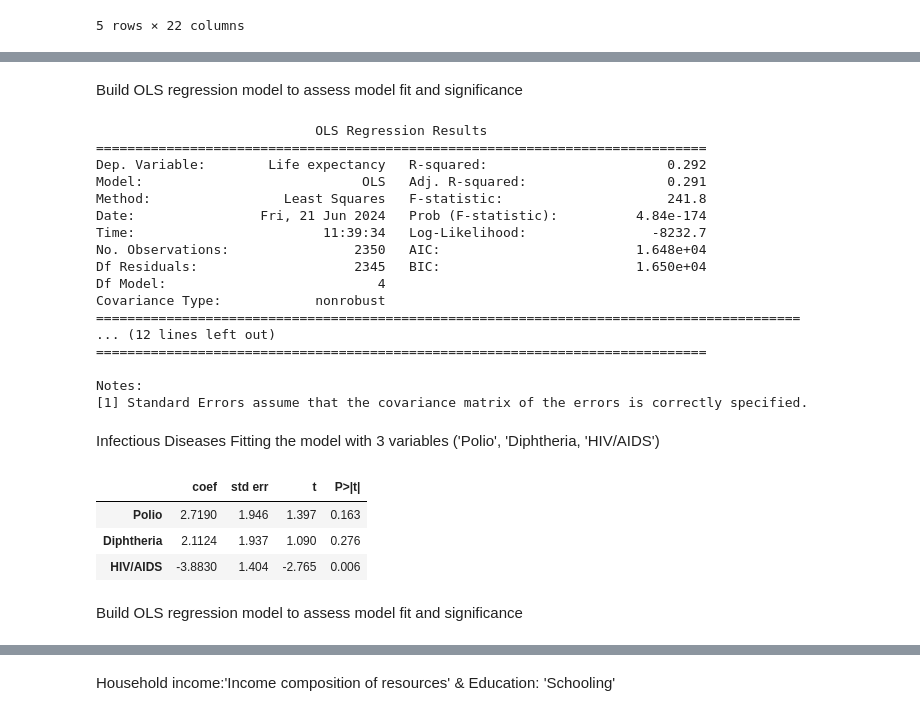
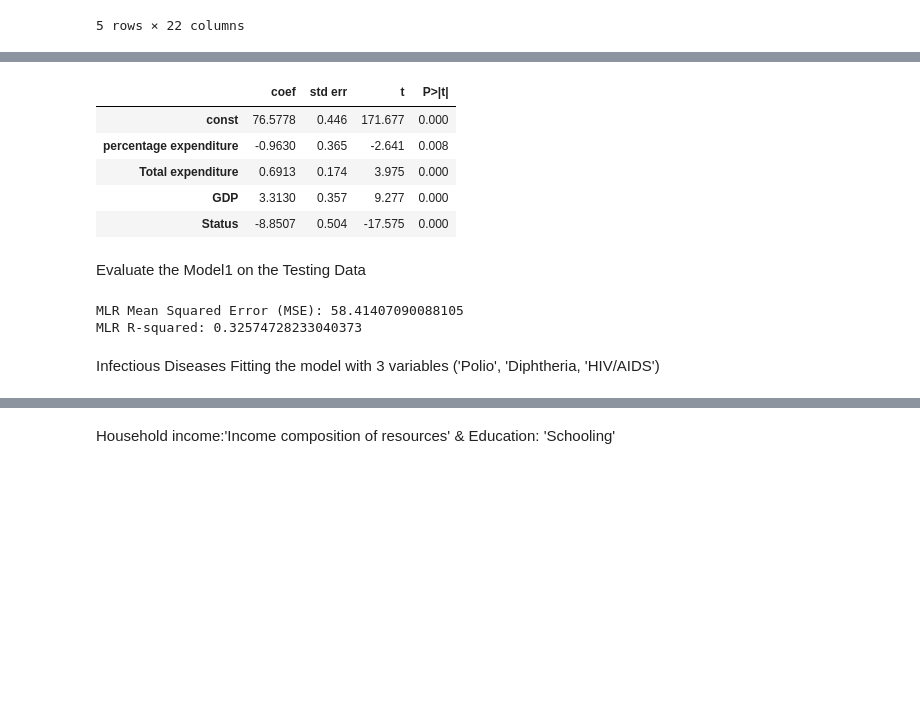
Before and after one commit to samamaryna/team_project, a Jupyter notebook: Project_1.ipynb, the cells around one changed output, grey strips where cells are left out. Cells and saved outputs as stored; diff of their text form; code cells hidden in the pictures; blank space fills up the shorter version.

Commit message:
fix and add testing data model in the file Project_1.ipynb

```diff
--- a/Project_1.ipynb
+++ b/Project_1.ipynb
@@ -240,9 +236,9 @@ Fitting the model with 4 variables ('percentage expenditure', 'Total expenditure
 # %%
 # Define X (independent variables)
-X = df[['percentage expenditure', 'Total expenditure', 'GDP','Status']]
+X1 = df[['percentage expenditure', 'Total expenditure', 'GDP','Status']]
 # Define y (dependent variable)
-y = df['Life expectancy']
+y1 = df['Life expectancy']
 # %%
 # Split data into training and testing sets (80% train, 20% test)
 
-X_train, X_test, y_train, y_test = train_test_split(X, y, test_size=0.2, random_state=42)
+X1_train, X1_test, y1_train, y1_test = train_test_split(X1, y1, test_size=0.2, random_state=42)
@@ -260,2 +244,0 @@ summarize(results1)
-# %% [markdown]
-Build OLS regression model to assess model fit and significance
@@ -265,31 +245,37 @@ model_formula = 'Q("Life expectancy") ~ Q("percentage expenditure") + Q("Total e
 # %%
 # Add a constant to the model (intercept term)
-X_train = sm.add_constant(X_train)
+X1_train = sm.add_constant(X1_train)
 
-# Fit the OLS model
-model = sm.OLS(y_train, X_train)
-results = model.fit()
-
+# Fit the MLR model
+model1 = sm.OLS(y1_train, X1_train)
+results = model1.fit()
+summarize(results)
 # Print the summary of the regression
-print(results.summary())
 # %% [output]
-                            OLS Regression Results
-==============================================================================
-Dep. Variable:        Life expectancy   R-squared:                       0.292
-Model:                            OLS   Adj. R-squared:                  0.291
-Method:                 Least Squares   F-statistic:                     241.8
-Date:                Fri, 21 Jun 2024   Prob (F-statistic):          4.84e-174
-Time:                        11:39:34   Log-Likelihood:                -8232.7
-No. Observations:                2350   AIC:                         1.648e+04
-Df Residuals:                    2345   BIC:                         1.650e+04
-Df Model:                           4
-Covariance Type:            nonrobust
-==========================================================================================
-... (12 lines left out)
-==============================================================================
-
-Notes:
-[1] Standard Errors assume that the covariance matrix of the errors is correctly specified.
+|  | coef | std err | t | P>|t| |
+| const | 76.5778 | 0.446 | 171.677 | 0.000 |
+| percentage expenditure | -0.9630 | 0.365 | -2.641 | 0.008 |
+| Total expenditure | 0.6913 | 0.174 | 3.975 | 0.000 |
+| GDP | 3.3130 | 0.357 | 9.277 | 0.000 |
+| Status | -8.8507 | 0.504 | -17.575 | 0.000 |
+# %% [markdown]
+Evaluate the Model1 on the Testing Data
+# %%
+# Add a constant to the model (intercept term)
+X1_test = sm.add_constant(X1_test)
+
+# Predict using the model fitted on the training data
+y1_pred = results.predict(X1_test)
+
+# Calculate Mean Squared Error (MSE) and R-squared
+mse = mean_squared_error(y1_test, y1_pred)
+r2 = r2_score(y1_test, y1_pred)
+
+print(f'MLR Mean Squared Error (MSE): {mse}')
+print(f'MLR R-squared: {r2}')
+# %% [output]
+MLR Mean Squared Error (MSE): 58.41407090088105
+MLR R-squared: 0.32574728233040373
 # %% [markdown]
 Infectious Diseases
 Fitting the model with 3 variables ('Polio', 'Diphtheria, 'HIV/AIDS')
@@ -305,12 +290,0 @@ X_train, X_test, y_train, y_test = train_test_split(X, y, test_size=0.2, random_
-# %%
-# To fit a multiple linear regression model
-model1 = sm.OLS(y_train, X_train )
-results1 = model1.fit()
-summarize(results1)
-# %% [output]
-|  | coef | std err | t | P>|t| |
-| Polio | 2.7190 | 1.946 | 1.397 | 0.163 |
-| Diphtheria | 2.1124 | 1.937 | 1.090 | 0.276 |
-| HIV/AIDS | -3.8830 | 1.404 | -2.765 | 0.006 |
-# %% [markdown]
-Build OLS regression model to assess model fit and significance
```
Also changed, not shown: parts of 36 cells of this notebook.
